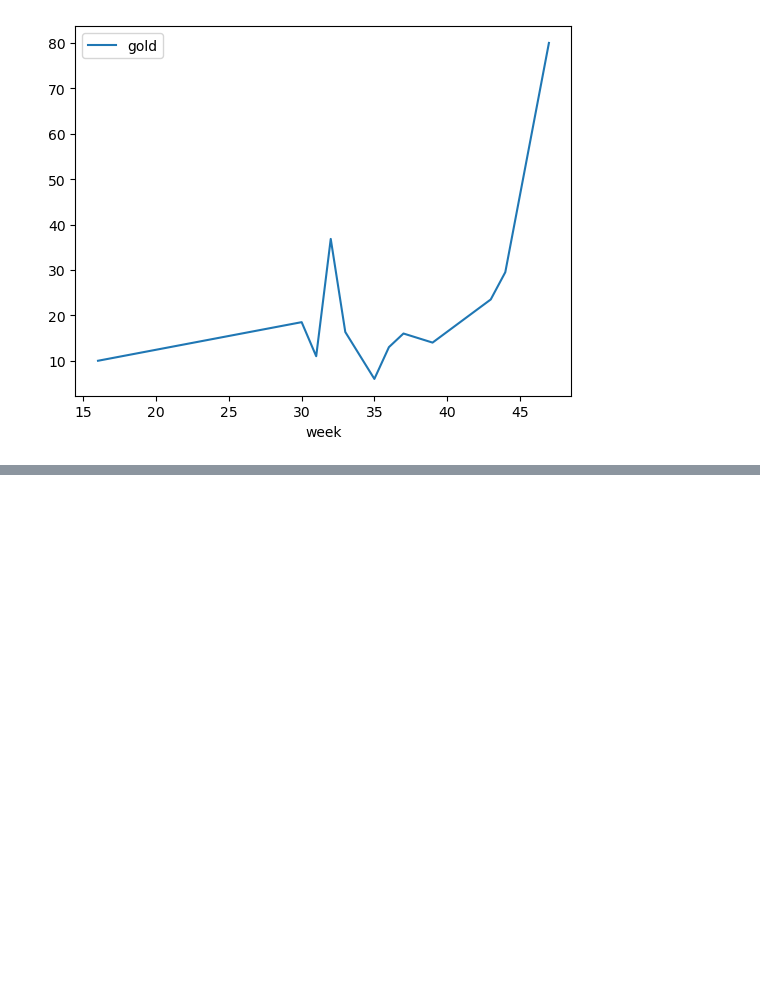
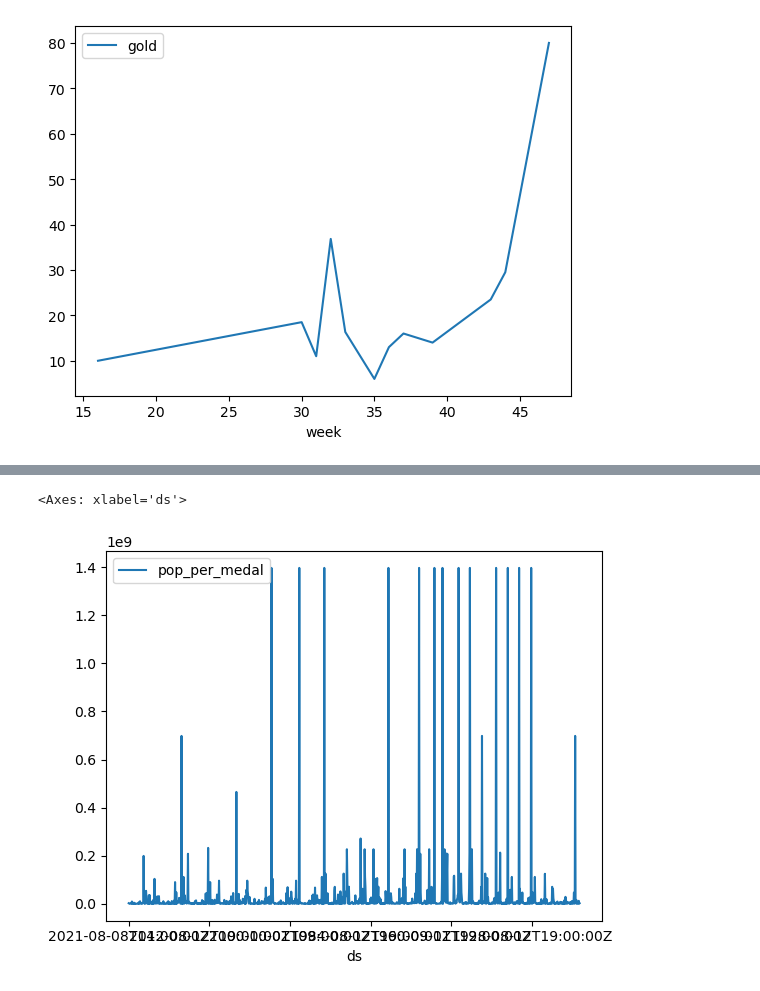
Before and after one commit to ncmoliver/olympic_analysis, a Jupyter notebook: olympic_analysis.ipynb, the cells around one changed output, grey strips where cells are left out. Drawn from its saved outputs; the diff is of its cells as text; code cells hidden in the pictures; blank space fills up the shorter version.

```diff
--- a/olympic_analysis.ipynb
+++ b/olympic_analysis.ipynb
@@ -126,0 +148,4 @@ weekday_outcomes.plot()
+# %%
+# Rename the Country/Territory column to country
+world_population = world_population.rename(columns={'Country/Territory' : 'country'})
+world_population.head()
@@ -126,0 +159,4 @@ weekday_outcomes.plot()
+# %%
+# Merge the world_population dataframe to the olympic_df, on 'country', inner join
+olympic_df = pd.merge(olympic_df, world_population, on='country', how='inner')
+olympic_df.columns
@@ -126,0 +172,4 @@ weekday_outcomes.plot()
+# %%
+# Pull relevant 2020 and 2022 population columns for analysis
+population_df = olympic_df[['game_end_date', 'game_location', 'year', '2020 Population', '2022 Population','country', 'gold', 'silver', 'bronze', 'total' ]]
+population_df.head()
@@ -126,0 +183,4 @@ weekday_outcomes.plot()
+# %%
+# Calculate population number per medal count & add as a column pop_per_medal
+population_df['pop_per_medal'] = round(population_df['2020 Population'] / population_df['total'], 2)
+population_df.head()
@@ -126,0 +199,9 @@ weekday_outcomes.plot()
+# %%
+# Plot the population per total medals
+predict_df = population_df[['game_end_date', 'pop_per_medal']]
+predict_df = predict_df.rename(columns={'game_end_date' : 'ds'}).set_index('ds')
+predict_df = pd.DataFrame(predict_df)
+predict_df.plot()
+# %% [output]
+<Axes: xlabel='ds'>
+[figure, added]
```
Also changed, not shown: parts of 12 cells of this notebook.
